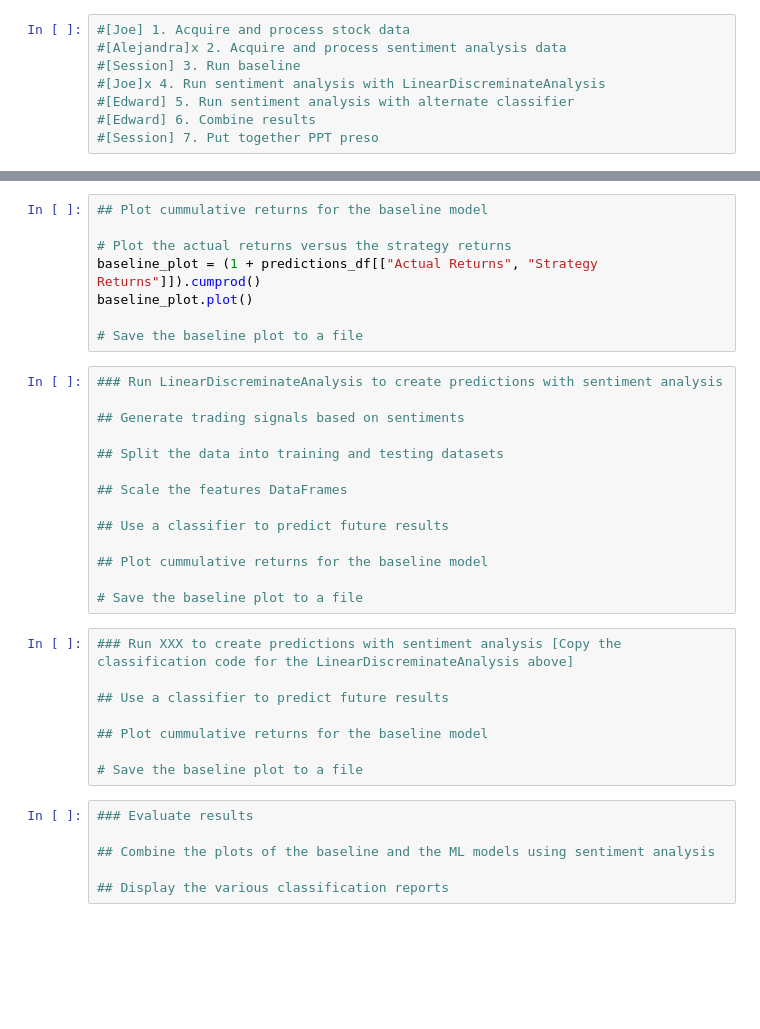
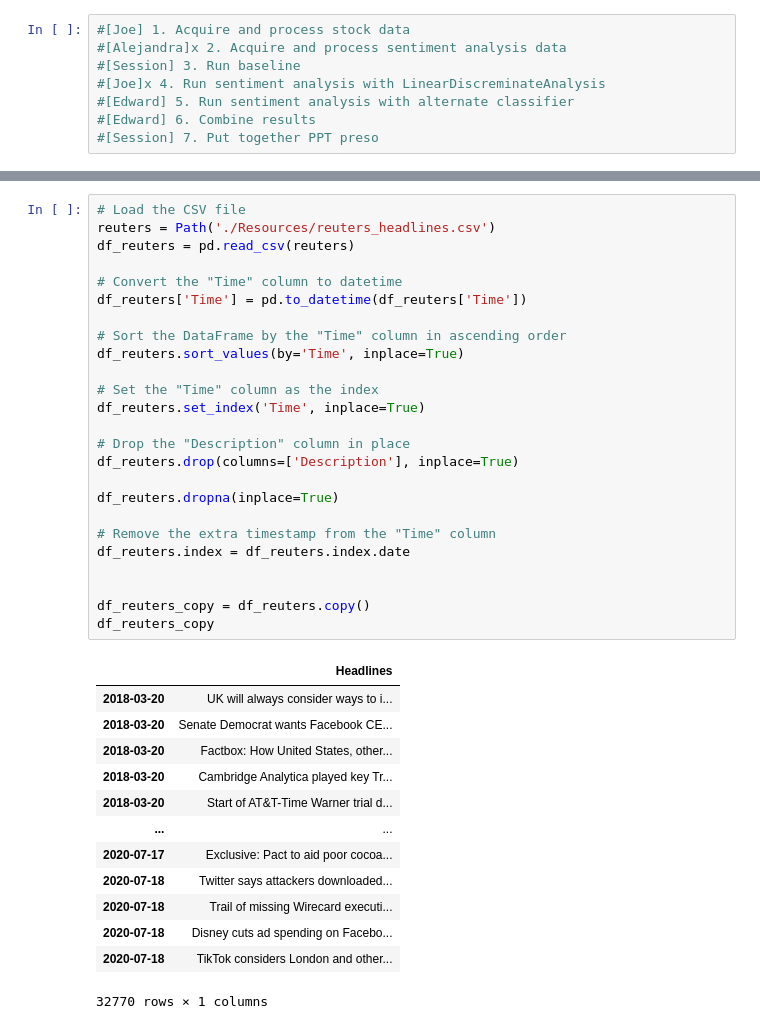
Before and after one commit to bittraidr/Sentiment_Analysis_Study_Multiple_Models, a Jupyter notebook: Branches/Joe.ipynb, the cells around one changed output, grey strips where cells are left out. Cells and saved outputs as stored; diff of their text form; blank space fills up the shorter version.

```diff
--- a/Branches/Joe.ipynb
+++ b/Branches/Joe.ipynb
@@ -177,36 +23,39 @@ display(predictions_df.tail())
-# %%
-## Plot cummulative returns for the baseline model
-
-# Plot the actual returns versus the strategy returns
-baseline_plot = (1 + predictions_df[["Actual Returns", "Strategy Returns"]]).cumprod()
-baseline_plot.plot()
-
-# Save the baseline plot to a file
-# %%
-### Run LinearDiscreminateAnalysis to create predictions with sentiment analysis
-
-## Generate trading signals based on sentiments
-
-## Split the data into training and testing datasets
-
-## Scale the features DataFrames
-
-## Use a classifier to predict future results
-
-## Plot cummulative returns for the baseline model
-
-# Save the baseline plot to a file
-# %%
-### Run XXX to create predictions with sentiment analysis [Copy the classification code for the LinearDiscreminateAnalysis above]
-
-## Use a classifier to predict future results
-
-## Plot cummulative returns for the baseline model
-
-# Save the baseline plot to a file
-# %%
-### Evaluate results
-
-## Combine the plots of the baseline and the ML models using sentiment analysis
-
-## Display the various classification reports
+# %%
+# Load the CSV file
+reuters = Path('./Resources/reuters_headlines.csv')
+df_reuters = pd.read_csv(reuters)
+
+# Convert the "Time" column to datetime
+df_reuters['Time'] = pd.to_datetime(df_reuters['Time'])
+
+# Sort the DataFrame by the "Time" column in ascending order
+df_reuters.sort_values(by='Time', inplace=True)
+
+# Set the "Time" column as the index
+df_reuters.set_index('Time', inplace=True)
+
+# Drop the "Description" column in place
+df_reuters.drop(columns=['Description'], inplace=True)
+
+df_reuters.dropna(inplace=True)
+
+# Remove the extra timestamp from the "Time" column
+df_reuters.index = df_reuters.index.date
+
+
+df_reuters_copy = df_reuters.copy()
+df_reuters_copy
+# %% [output]
+|  | Headlines |
+| 2018-03-20 | UK will always consider ways to i... |
+| 2018-03-20 | Senate Democrat wants Facebook CE... |
+| 2018-03-20 | Factbox: How United States, other... |
+| 2018-03-20 | Cambridge Analytica played key Tr... |
+| 2018-03-20 | Start of AT&T-Time Warner trial d... |
+| ... | ... |
+| 2020-07-17 | Exclusive: Pact to aid poor cocoa... |
+| 2020-07-18 | Twitter says attackers downloaded... |
+| 2020-07-18 | Trail of missing Wirecard executi... |
+| 2020-07-18 | Disney cuts ad spending on Facebo... |
+| 2020-07-18 | TikTok considers London and other... |
+32770 rows × 1 columns
```
Also changed, not shown: parts of 14 cells of this notebook, 1 other file.
